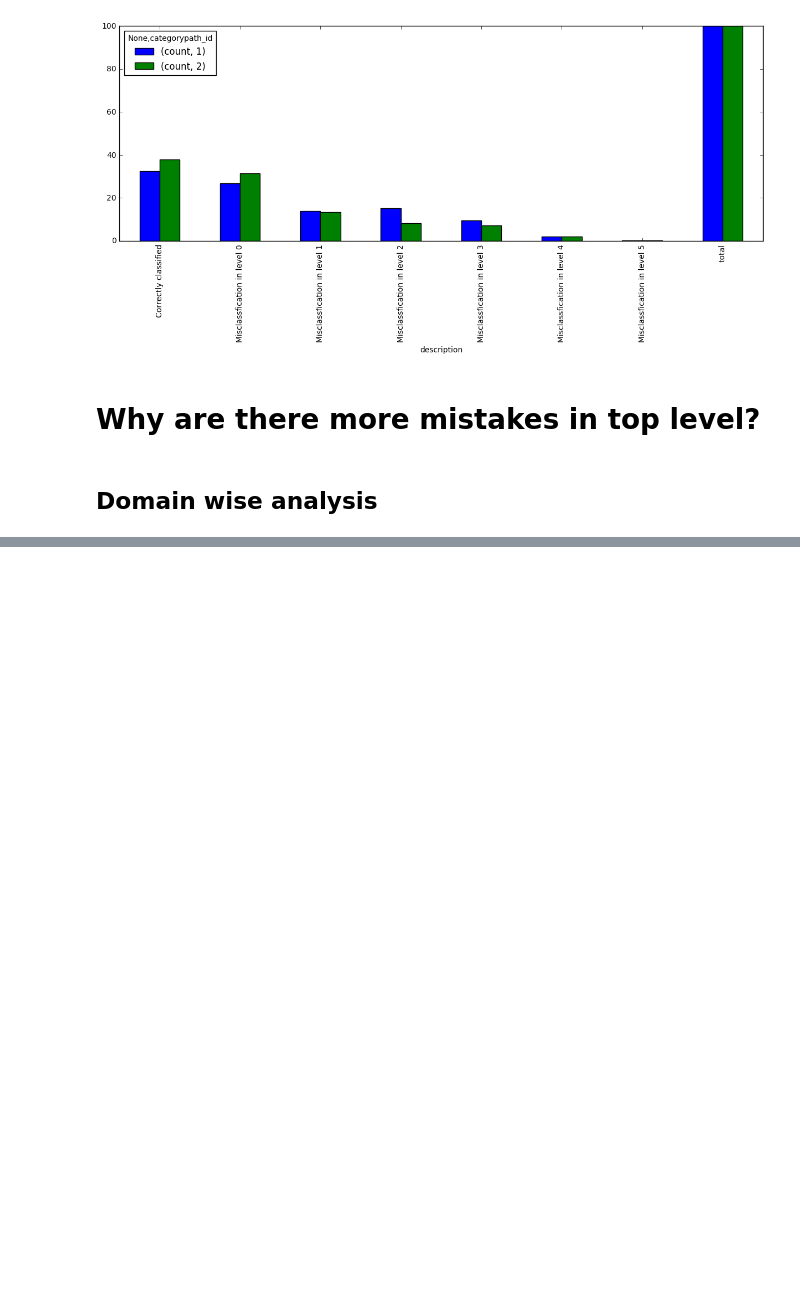
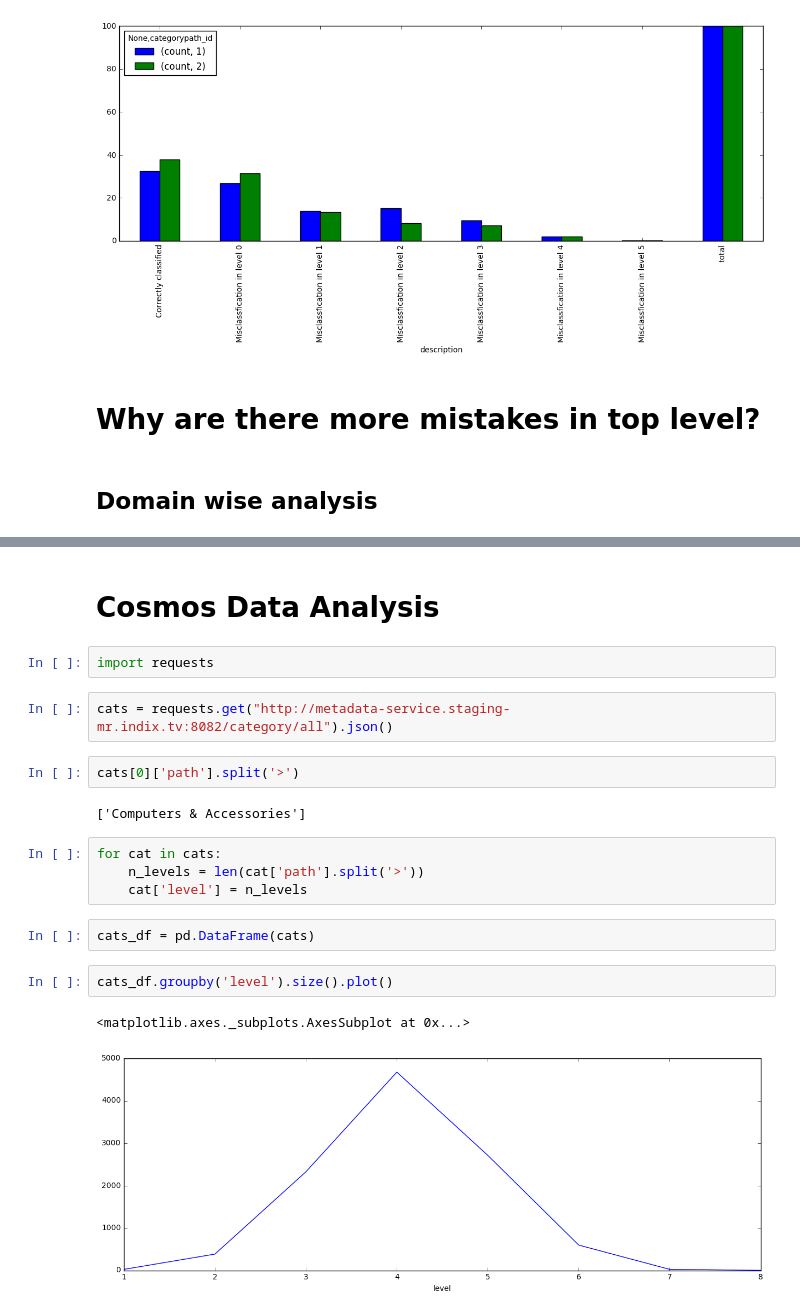
Before and after one commit to ixvu/kept_simple, a Jupyter notebook: Spot Check Analysis.ipynb, the cells around one changed output, grey strips where cells are left out. Cells and saved outputs as stored; diff of their text form; blank space fills up the shorter version.

```diff
--- a/Spot Check Analysis.ipynb
+++ b/Spot Check Analysis.ipynb
@@ -65,0 +123,21 @@ category_wise_stats_pc.plot(kind='bar')
+# %% [markdown]
+# Cosmos Data Analysis
+# %%
+import requests
+# %%
+cats = requests.get("http://metadata-service.staging-mr.indix.tv:8082/category/all").json()
+# %%
+cats[0]['path'].split('>')
+# %% [output]
+['Computers & Accessories']
+# %%
+for cat in cats:
+    n_levels = len(cat['path'].split('>'))
+    cat['level'] = n_levels
+# %%
+cats_df = pd.DataFrame(cats)
+# %%
+cats_df.groupby('level').size().plot()
+# %% [output]
+<matplotlib.axes._subplots.AxesSubplot at 0x...>
+[figure, added]
```
Also changed, not shown: parts of 44 cells of this notebook, 6 other files.
